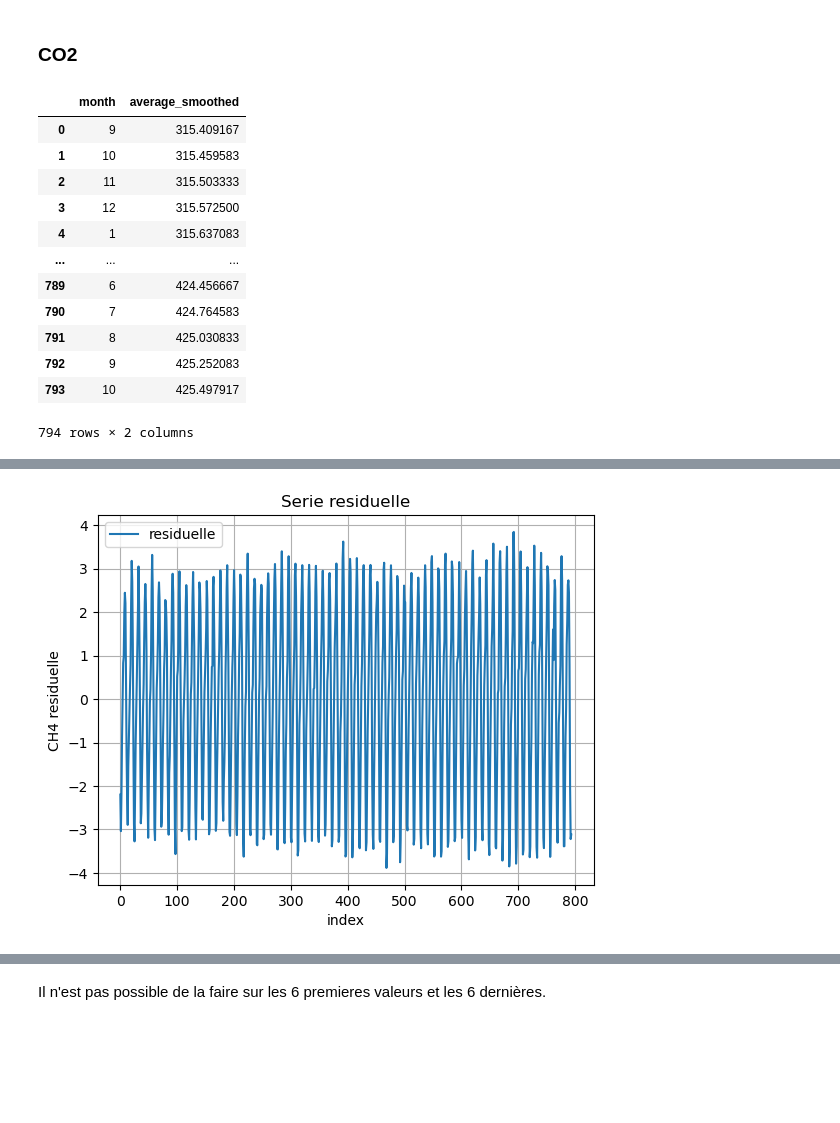
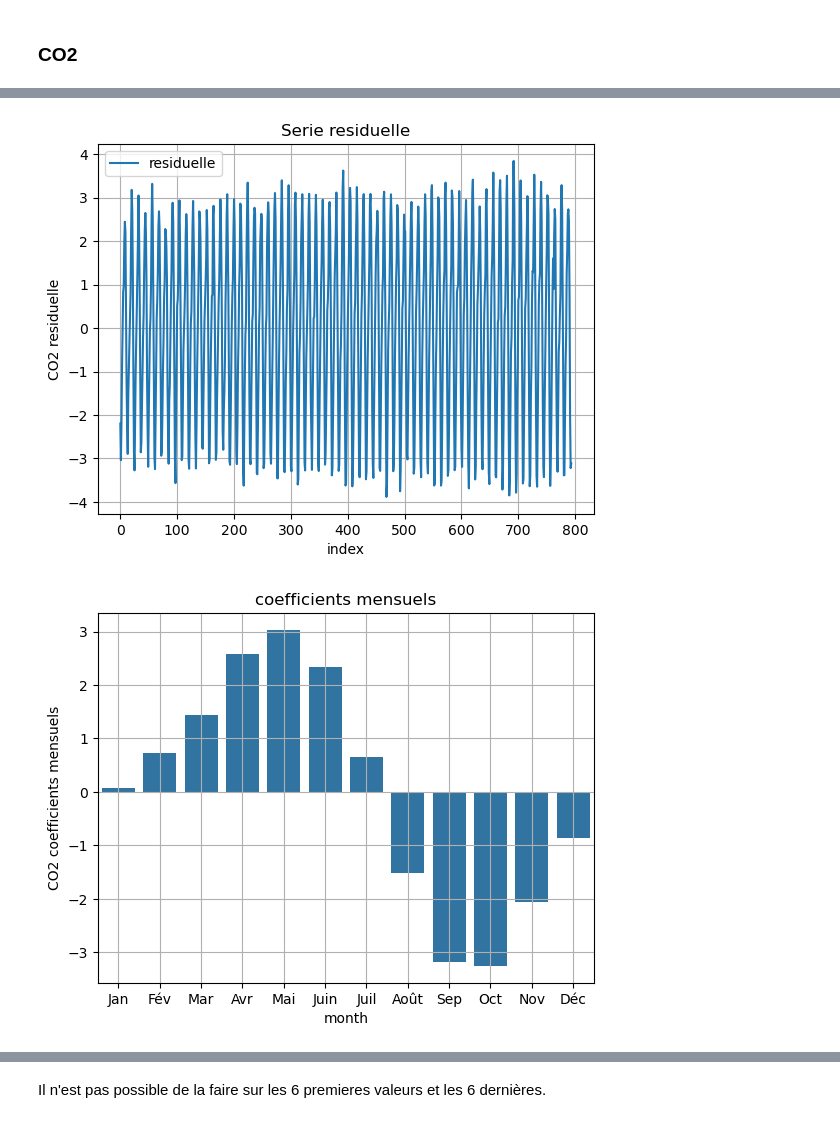
Before and after one commit to AxelGiovannai/Stat_Project, a Jupyter notebook: notebook1.ipynb, the cells around one changed output, grey strips where cells are left out. Saved outputs shown, nothing was run; the diff lists cells and outputs as text; code cells hidden in the pictures; blank space fills up the shorter version.

```diff
--- a/notebook1.ipynb
+++ b/notebook1.ipynb
@@ -329,23 +343,26 @@ affichage_serie_residuelle(df_residual_no2,"CH4")
 ### CO2
 # %%
 df_smoothed_co2 = moyenne_mobile_ordre_6(df_co2)
-display(df_smoothed_co2)
-affichage_moyenne_mobile_ordre_6(df_co2,df_smoothed_co2,"co2")
+affichage_moyenne_mobile_ordre_6(df_co2,df_smoothed_co2,"CO2")
+
 df_residual_co2 = serie_residuelle_vector(df_co2,df_smoothed_co2,6)
-affichage_serie_residuelle(df_residual_co2,"CH4")
+affichage_serie_residuelle(df_residual_co2,"CO2")
+
+coefficients_mensuels_co2 = coefficients_mensuels(df_co2, df_residual_co2, 6)
+affichage_coefficients_mensuels(coefficients_mensuels_co2,"CO2")
+
+centrer_coefficient_mensuels_co2 = centrer_coefficient_mensuels(coefficients_mensuels_co2)
+affichage_centrer_coefficient_mensuels(centrer_coefficient_mensuels_co2,"CO2")
+
+correction_co2 = correction_variation_saisoniere(df_co2,centrer_coefficient_mensuels_co2)
+afficher_correction_variation_saisoniere(correction_co2,"CO2")
+
+x , y , y_pred , a , b = regression_corrige_moindres_carres(correction_co2)
+affichage_regression_corrige_moindres_carres(x,y,y_pred,a,b,"CO2")
+
+prevision_co2 = prevision(a,b,centrer_coefficient_mensuels_co2,df_co2,24)
+affichage_prevision(prevision_co2)
 # %% [output]
-|  | month | average_smoothed |
-| 0 | 9 | 315.409167 |
-| 1 | 10 | 315.459583 |
-| 2 | 11 | 315.503333 |
-| 3 | 12 | 315.572500 |
-| 4 | 1 | 315.637083 |
-| ... | ... | ... |
-| 789 | 6 | 424.456667 |
-| 790 | 7 | 424.764583 |
-| 791 | 8 | 425.030833 |
-| 792 | 9 | 425.252083 |
-| 793 | 10 | 425.497917 |
-794 rows × 2 columns
 [figure]
 [figure]
+[figure, added]
```
Also changed, not shown: parts of 9 cells of this notebook.
